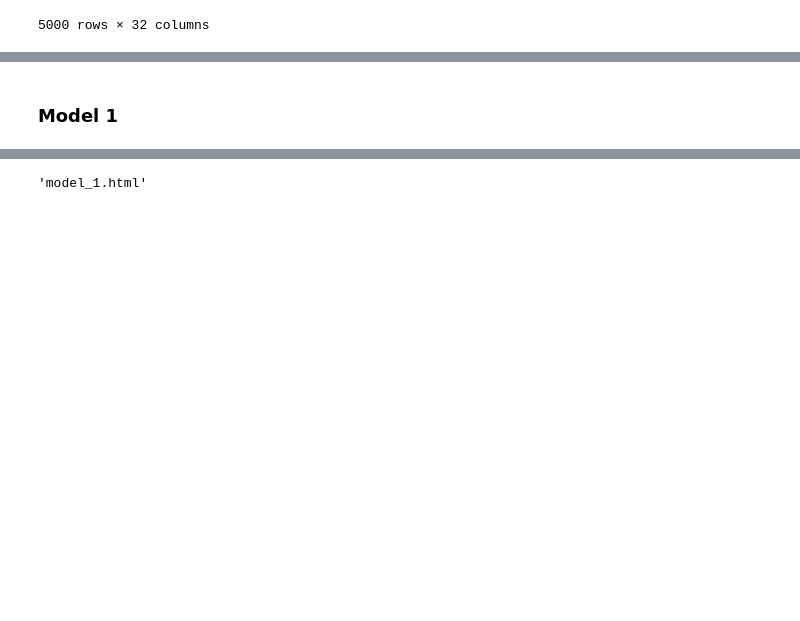
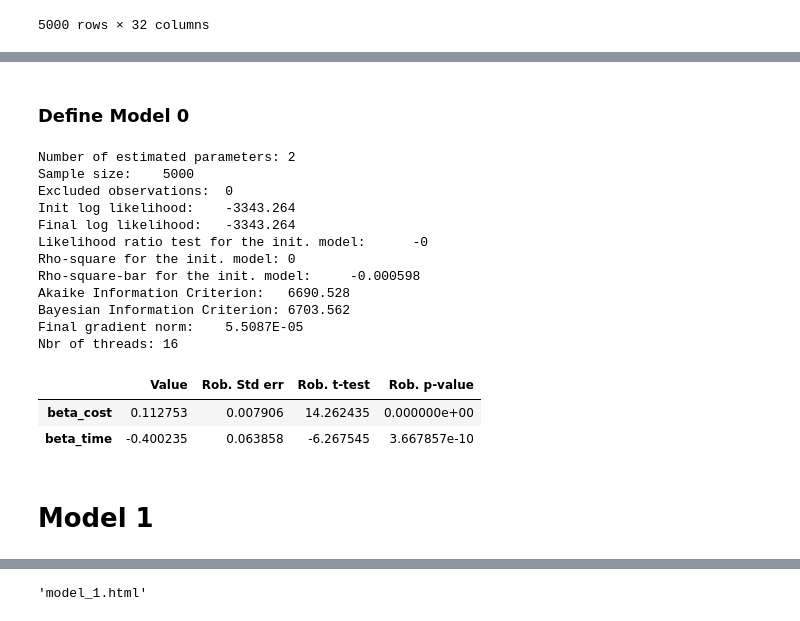
Before and after one commit to Germouche/mmb-project, a Jupyter notebook: Model01.ipynb, the cells around one changed output, grey strips where cells are left out. Saved outputs shown, nothing was run; the diff lists cells and outputs as text; code cells hidden in the pictures; blank space fills up the shorter version.

```diff
--- a/Model01.ipynb
+++ b/Model01.ipynb
@@ -121,5 +123,40 @@ results0.data.htmlFileName
+# %% [markdown]
+### Define Model 0
+# %%
+V_walk = beta_time * dur_walking
+V_cycling = beta_time * dur_cycling
+V_driving = beta_time * dur_driving + beta_cost * cost_driving
+V_public = beta_time * dur_public + beta_cost * cost_transit
+prob_walk = 1 / (1 + exp(V_cycling - V_walk) + exp(V_driving - V_walk) + exp(V_public - V_walk))
+prob_cycling = 1 / (1 + exp(V_walk - V_cycling) + exp(V_driving - V_cycling) + exp(V_public - V_cycling))
+prob_driving = 1 / (1 + exp(V_cycling - V_driving) + exp(V_walk - V_driving) + exp(V_public - V_driving))
+prob_public = 1-prob_driving + prob_cycling + prob_walk
+
+prob_observation = prob_walk * (travel_mode == 1) + prob_cycling * (travel_mode == 2) + prob_driving * (travel_mode == 3) + prob_public * (travel_mode == 4)
+logprob = log(prob_observation)
+biogeme = bio.BIOGEME(database, logprob)
+biogeme.modelName = 'model_0'
+results0 = biogeme.estimate()
+print(results0.printGeneralStatistics())
+results0.getEstimatedParameters()
+# %% [output]
+Number of estimated parameters: 2
+Sample size:    5000
+Excluded observations:  0
+Init log likelihood:    -3343.264
+Final log likelihood:   -3343.264
+Likelihood ratio test for the init. model:      -0
+Rho-square for the init. model: 0
+Rho-square-bar for the init. model:     -0.000598
+Akaike Information Criterion:   6690.528
+Bayesian Information Criterion: 6703.562
+Final gradient norm:    5.5087E-05
+Nbr of threads: 16
+|  | Value | Rob. Std err | Rob. t-test | Rob. p-value |
+| beta_cost | 0.112753 | 0.007906 | 14.262435 | 0.000000e+00 |
+| beta_time | -0.400235 | 0.063858 | -6.267545 | 3.667857e-10 |
 # %% [markdown]
-### Model 1
+# Model 1
 # %%
 asc_walk = Beta('asc_walk', 0, None, None, 0)
 asc_cycling = Beta('asc_cycling', 0, None, None, 0)
```
Also changed, not shown: parts of 20 cells of this notebook, 9 other files.
